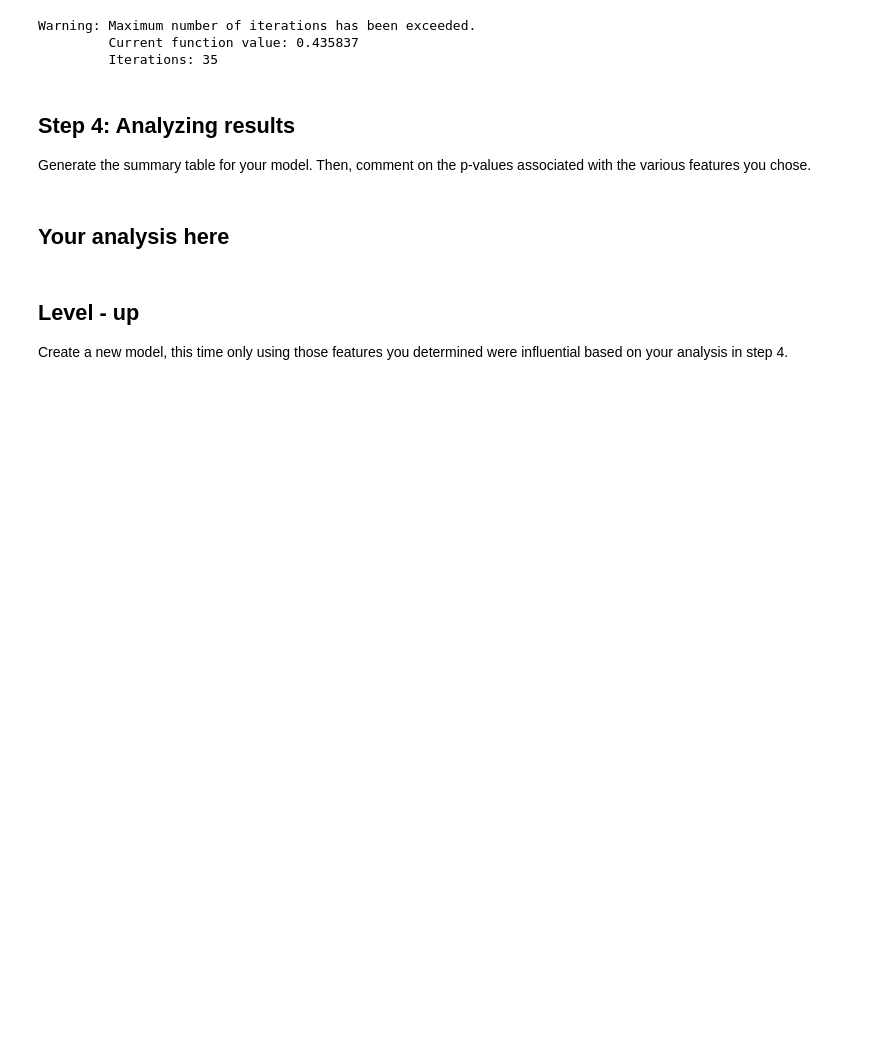
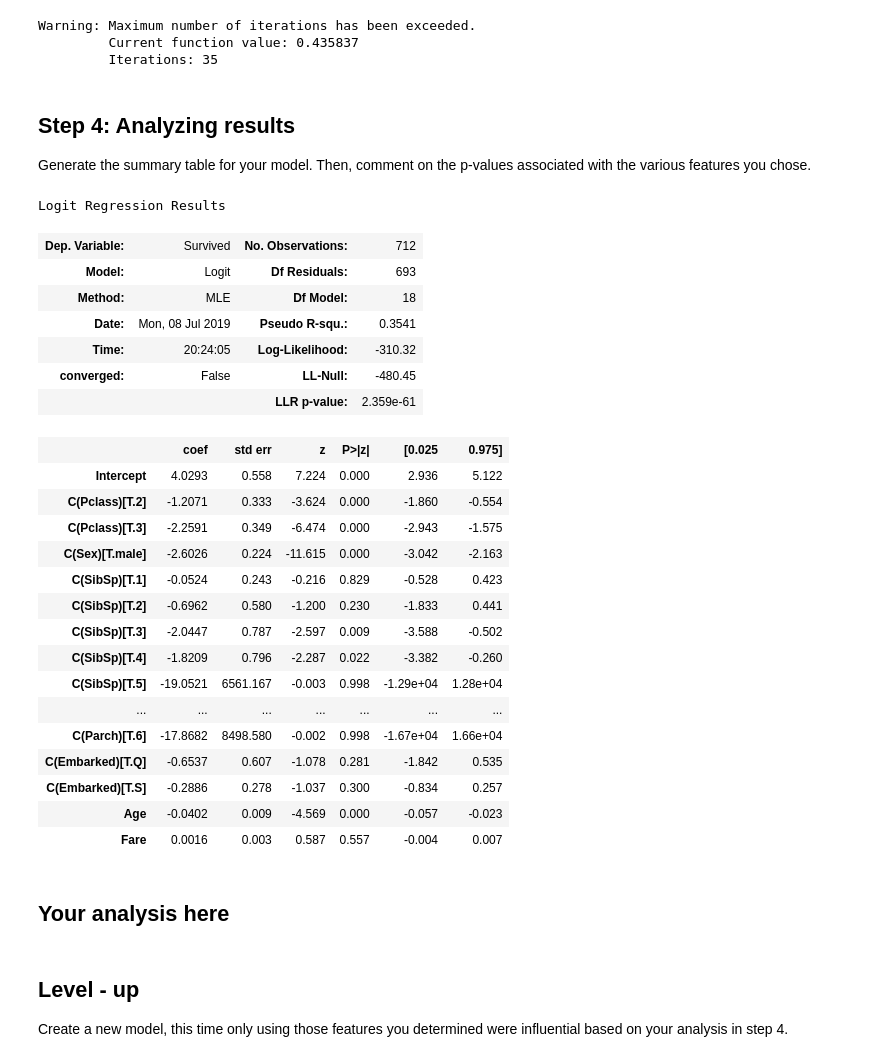
Before and after one commit to ColinFangshu/dsc-fitting-a-logistic-regression-model-lab-seattle-ds-career-051319, a Jupyter notebook: index.ipynb, the cells around one changed output. Drawn from its saved outputs; the diff is of its cells as text; code cells hidden in the pictures; blank space fills up the shorter version.

```diff
--- a/index.ipynb
+++ b/index.ipynb
@@ -202,7 +202,32 @@ Warning: Maximum number of iterations has been exceeded.
 Generate the summary table for your model. Then, comment on the p-values associated with the various features you chose.
 # %%
 #Your code here
-result
+result.summary()
+# %% [output]
+Logit Regression Results
+| Dep. Variable: | Survived | No. Observations: | 712 |
+| Model: | Logit | Df Residuals: | 693 |
+| Method: | MLE | Df Model: | 18 |
+| Date: | Mon, 08 Jul 2019 | Pseudo R-squ.: | 0.3541 |
+| Time: | 20:24:05 | Log-Likelihood: | -310.32 |
+| converged: | False | LL-Null: | -480.45 |
+|  |  | LLR p-value: | 2.359e-61 |
+|  | coef | std err | z | P>|z| | [0.025 | 0.975] |
+| Intercept | 4.0293 | 0.558 | 7.224 | 0.000 | 2.936 | 5.122 |
+| C(Pclass)[T.2] | -1.2071 | 0.333 | -3.624 | 0.000 | -1.860 | -0.554 |
+| C(Pclass)[T.3] | -2.2591 | 0.349 | -6.474 | 0.000 | -2.943 | -1.575 |
+| C(Sex)[T.male] | -2.6026 | 0.224 | -11.615 | 0.000 | -3.042 | -2.163 |
+| C(SibSp)[T.1] | -0.0524 | 0.243 | -0.216 | 0.829 | -0.528 | 0.423 |
+| C(SibSp)[T.2] | -0.6962 | 0.580 | -1.200 | 0.230 | -1.833 | 0.441 |
+| C(SibSp)[T.3] | -2.0447 | 0.787 | -2.597 | 0.009 | -3.588 | -0.502 |
+| C(SibSp)[T.4] | -1.8209 | 0.796 | -2.287 | 0.022 | -3.382 | -0.260 |
+| C(SibSp)[T.5] | -19.0521 | 6561.167 | -0.003 | 0.998 | -1.29e+04 | 1.28e+04 |
+| ... | ... | ... | ... | ... | ... | ... |
+| C(Parch)[T.6] | -17.8682 | 8498.580 | -0.002 | 0.998 | -1.67e+04 | 1.66e+04 |
+| C(Embarked)[T.Q] | -0.6537 | 0.607 | -1.078 | 0.281 | -1.842 | 0.535 |
+| C(Embarked)[T.S] | -0.2886 | 0.278 | -1.037 | 0.300 | -0.834 | 0.257 |
+| Age | -0.0402 | 0.009 | -4.569 | 0.000 | -0.057 | -0.023 |
+| Fare | 0.0016 | 0.003 | 0.587 | 0.557 | -0.004 | 0.007 |
 # %% [markdown]
 ## Your analysis here
 # %% [markdown]
```
